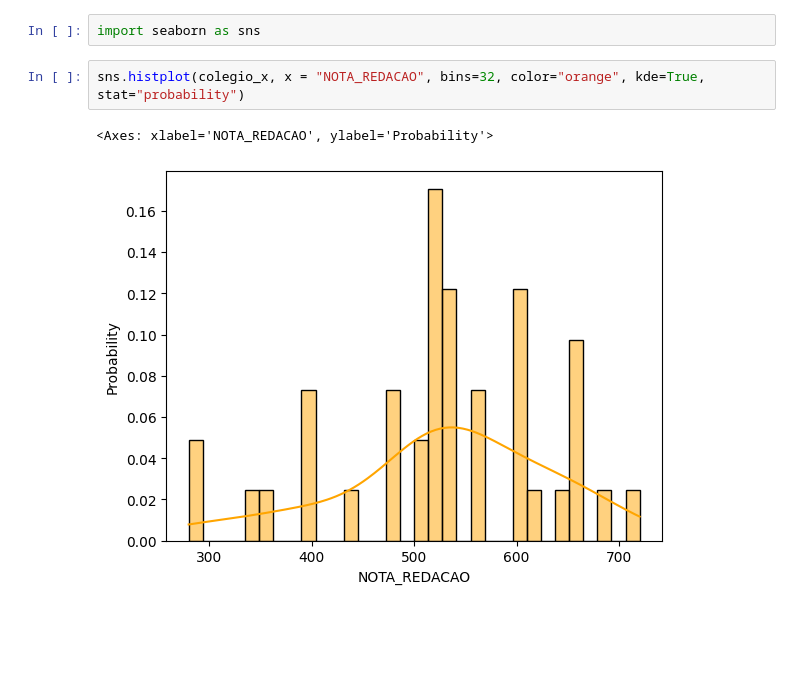
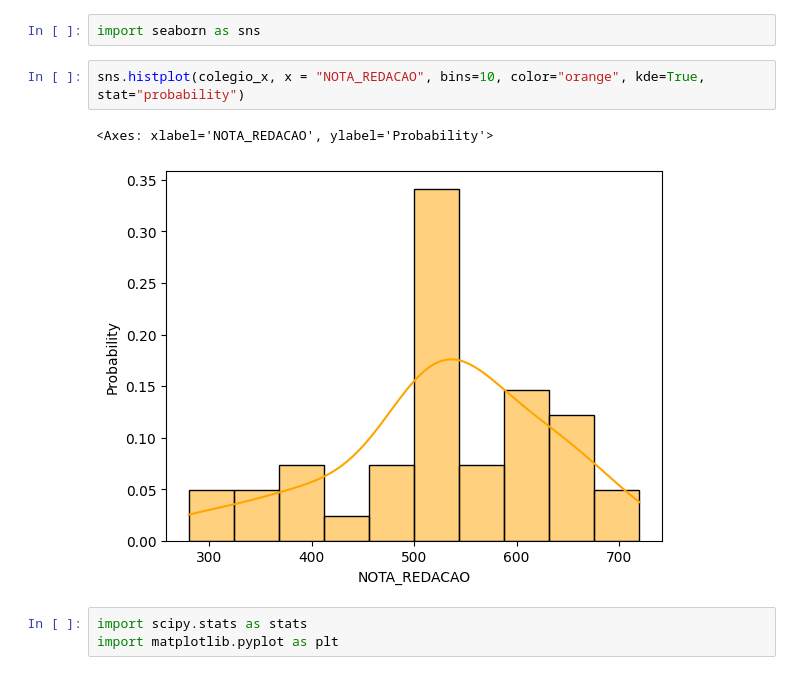
Before and after one commit to mateus-neres/Analise_estatistica_enem_2019, a Jupyter notebook: etapa09_teste_Z.ipynb, the cells around one changed output. Saved outputs shown, nothing was run; the diff lists cells and outputs as text; blank space fills up the shorter version.

```diff
--- a/etapa09_teste_Z.ipynb
+++ b/etapa09_teste_Z.ipynb
@@ -91,7 +91,10 @@ grafico.show()
 # %%
 import seaborn as sns
 # %%
-sns.histplot(colegio_x, x = "NOTA_REDACAO", bins=32, color="orange", kde=True, stat="probability")
+sns.histplot(colegio_x, x = "NOTA_REDACAO", bins=10, color="orange", kde=True, stat="probability")
 # %% [output]
 <Axes: xlabel='NOTA_REDACAO', ylabel='Probability'>
-[figure, old version]
+[figure, new version]
+# %%
+import scipy.stats as stats
+import matplotlib.pyplot as plt
```
Also changed, not shown: parts of 13 cells of this notebook.
